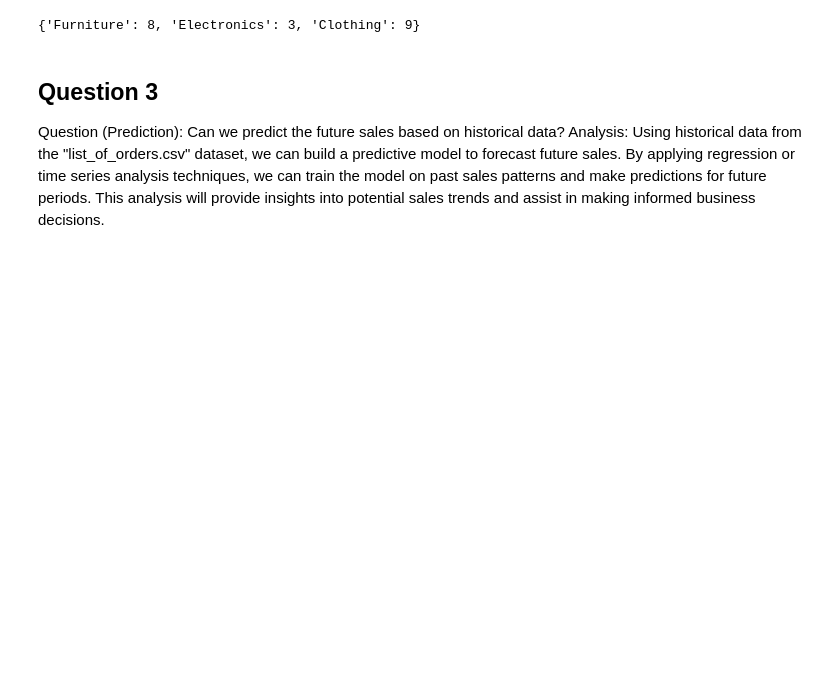
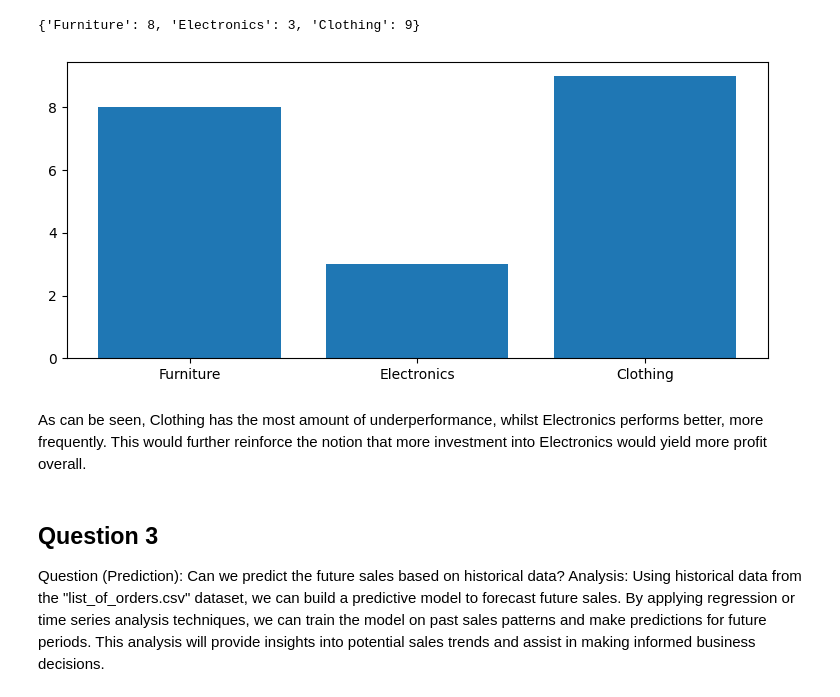
Before and after one commit to Nom115/ecommerce_analysis, a Jupyter notebook: jupiter.ipynb, the cells around one changed output. Saved outputs shown, nothing was run; the diff lists cells and outputs as text; code cells hidden in the pictures; blank space fills up the shorter version.

```diff
--- a/jupiter.ipynb
+++ b/jupiter.ipynb
@@ -378,6 +378,16 @@ for category in categories:
 print(negative_values)
 # %% [output]
 {'Furniture': 8, 'Electronics': 3, 'Clothing': 9}
+# %%
+names = list(negative_values.keys())
+values = list(negative_values.values())
+
+plt.bar(range(len(negative_values)), values, tick_label=names)
+plt.show()
+# %% [output]
+[figure, added]
+# %% [markdown]
+As can be seen, Clothing has the most amount of underperformance, whilst Electronics performs better, more frequently. This would further reinforce the notion that more investment into Electronics would yield more profit overall.
 # %% [markdown]
 ## Question 3
 Question (Prediction): Can we predict the future sales based on historical data?
```
Also changed, not shown: parts of 10 cells of this notebook.
